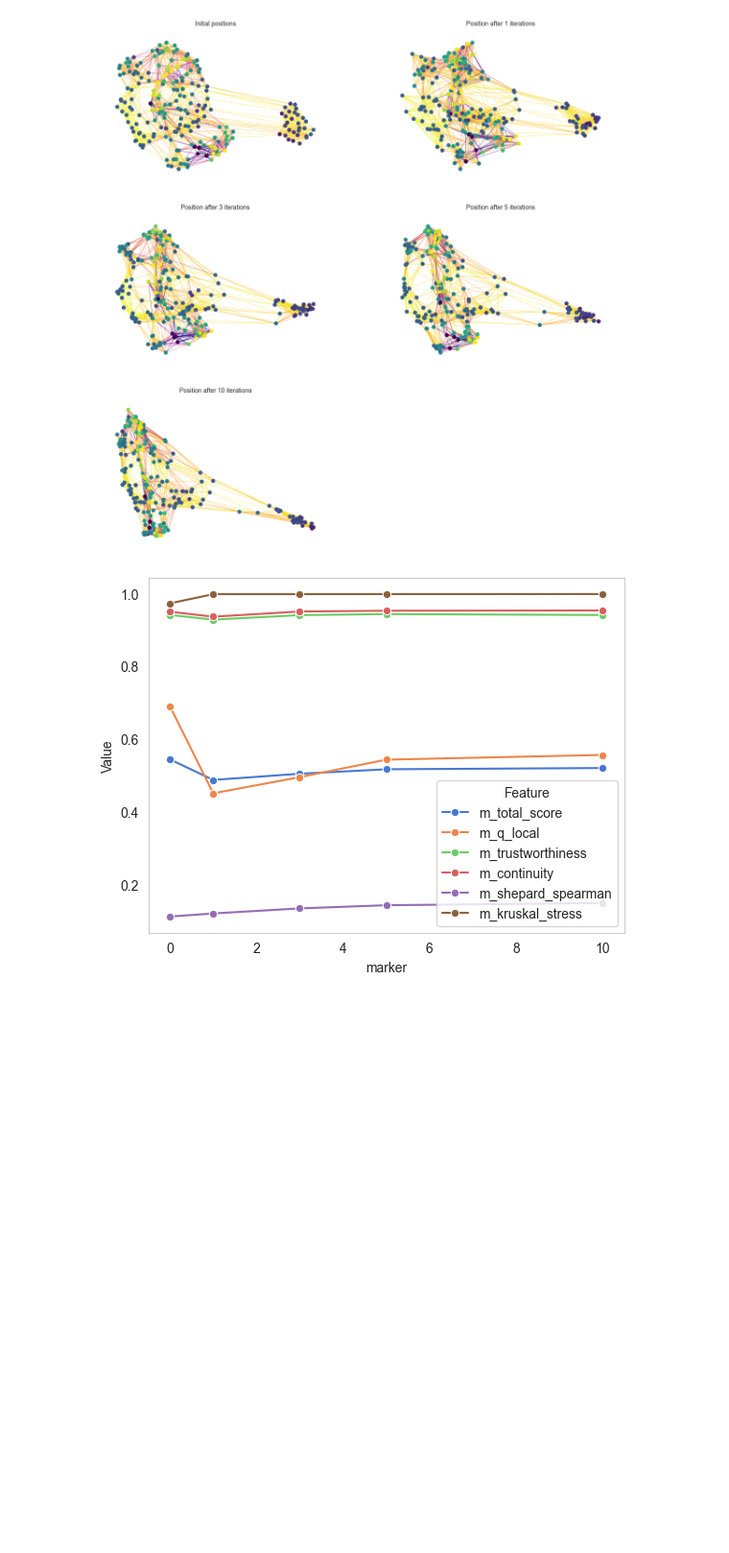
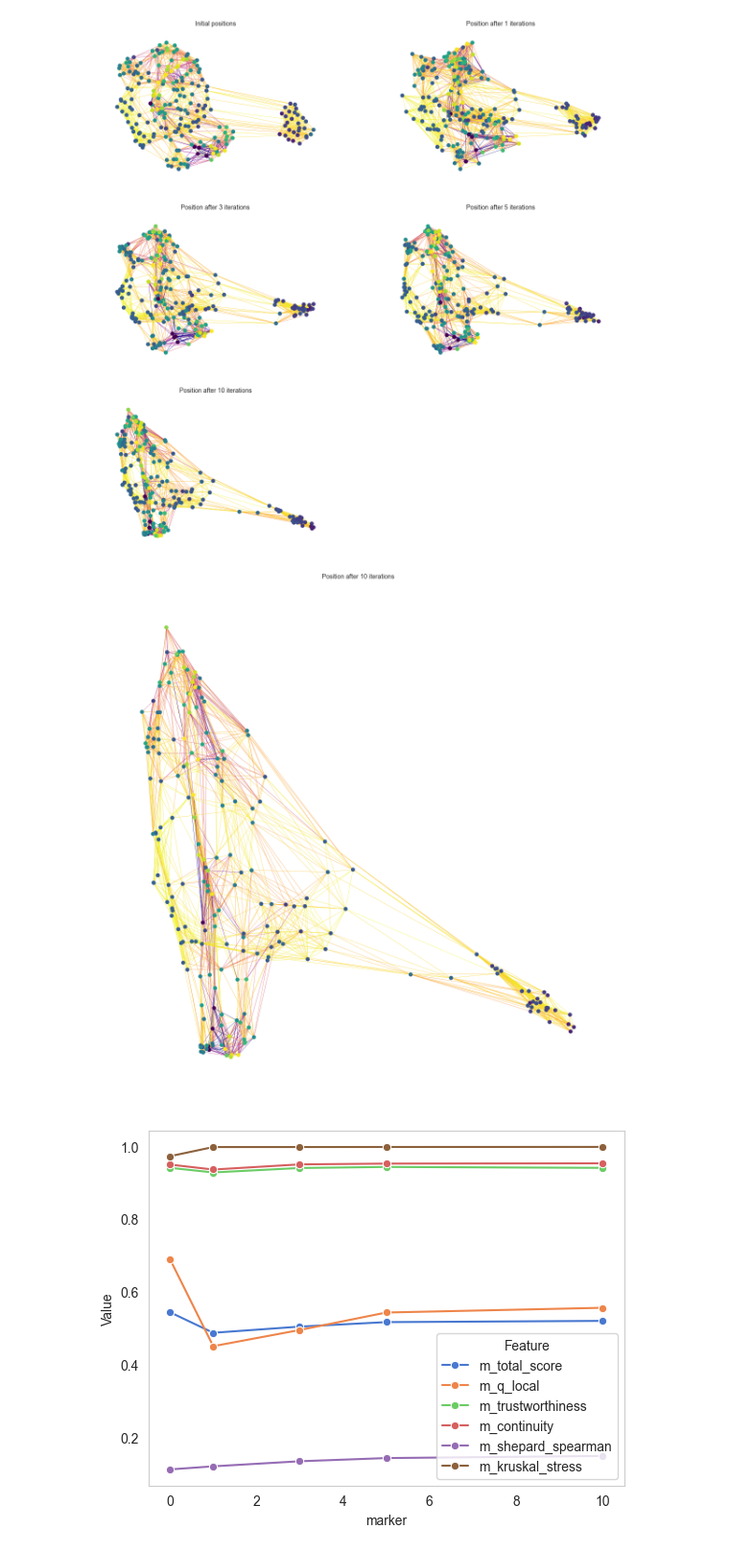
Before and after one commit to kohaupt/modDR, a Jupyter notebook: src/notebook/notebook_global_fd_uci50_20250427.ipynb, the cells around one changed output. Shown at 96% size. Cells and saved outputs as stored; diff of their text form; code cells hidden in the pictures; blank space fills up the shorter version.

```diff
--- a/src/notebook/notebook_global_fd_uci50_20250427.ipynb
+++ b/src/notebook/notebook_global_fd_uci50_20250427.ipynb
@@ -149,6 +146,15 @@ for emb in embeddings:
 visualization.display_graphs(embeddings, show_cbar=False, cmap="viridis")
 # %% [output]
 [figure]
+# %%
+visualization.display_graphs([embeddings[4]],
+                             figsize_columns=1,
+                             figsize=(15, 15),
+                             cmap='viridis',
+                             show_cbar=False,
+                             )
+# %% [output]
+[figure, added]
 # %%
 metrics_df = evaluation.metrics_report(embeddings)
 visualization.plot_metrics_report(metrics_df)
```
Also changed, not shown: parts of 2 cells of this notebook, 1 other file.
